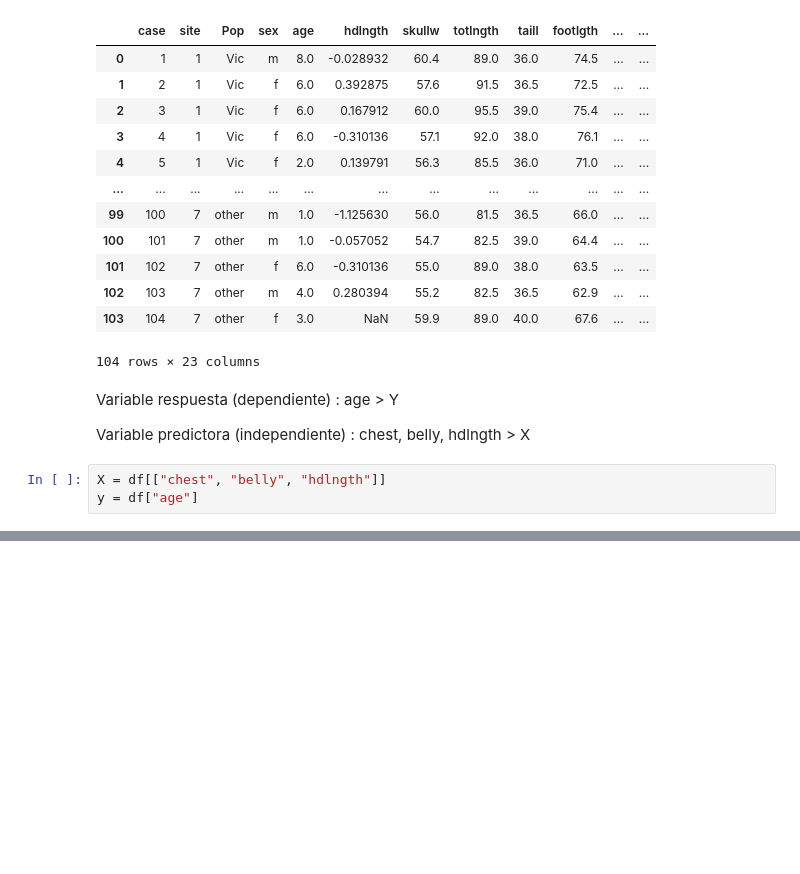
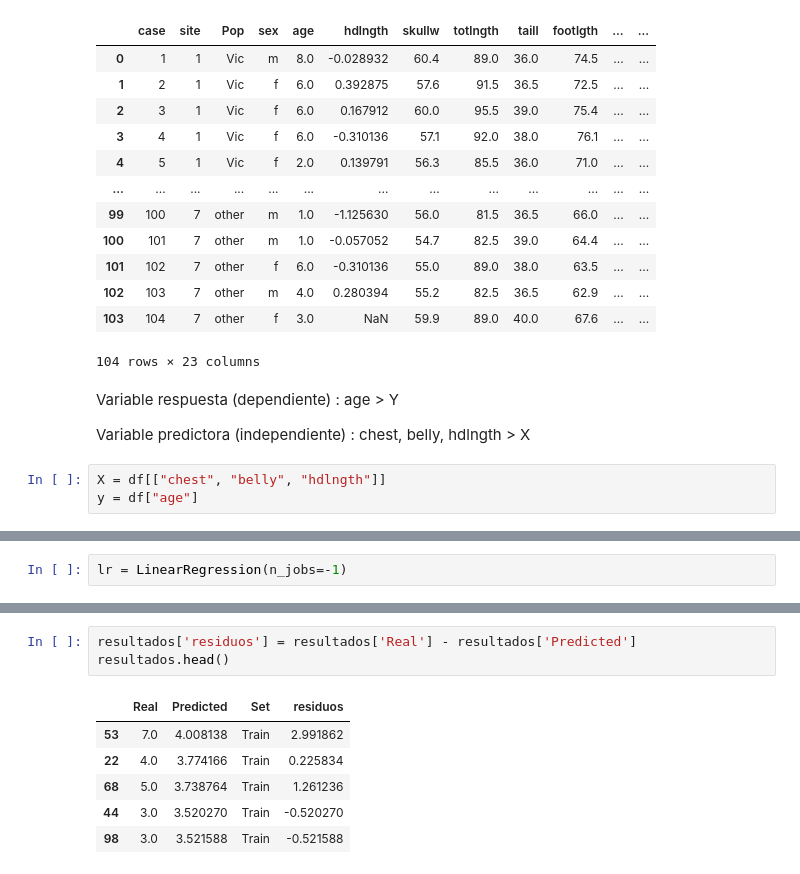
Before and after one commit to Adalab/Da-promoB-Modulo-3-Sprint-1-Lucia-Natalia, a Jupyter notebook: Pair-Programming-Modulo3-Sprint1-Regresion_lineal_intro.ipynb, the cells around one changed output, grey strips where cells are left out. Drawn from its saved outputs; the diff is of its cells as text; blank space fills up the shorter version.

```diff
--- a/Pair-Programming-Modulo3-Sprint1-Regresion_lineal_intro.ipynb
+++ b/Pair-Programming-Modulo3-Sprint1-Regresion_lineal_intro.ipynb
@@ -55,0 +64,2 @@ y = df["age"]
+# %%
+lr = LinearRegression(n_jobs=-1)
@@ -55,0 +85,10 @@ y = df["age"]
+# %%
+resultados['residuos'] = resultados['Real'] - resultados['Predicted']
+resultados.head()
+# %% [output]
+|  | Real | Predicted | Set | residuos |
+| 53 | 7.0 | 4.008138 | Train | 2.991862 |
+| 22 | 4.0 | 3.774166 | Train | 0.225834 |
+| 68 | 5.0 | 3.738764 | Train | 1.261236 |
+| 44 | 3.0 | 3.520270 | Train | -0.520270 |
+| 98 | 3.0 | 3.521588 | Train | -0.521588 |
```
Also changed, not shown: parts of 8 cells of this notebook, 8 other files.
